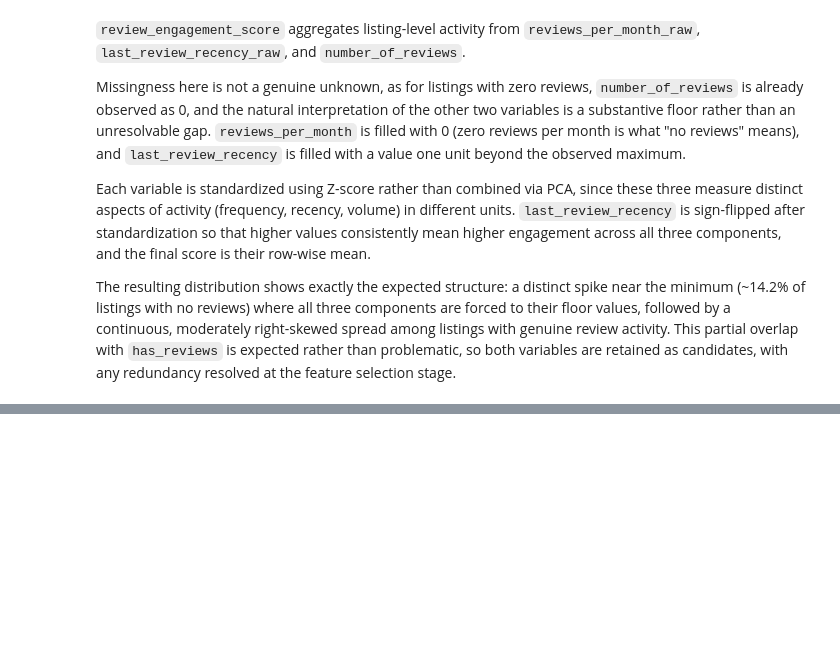
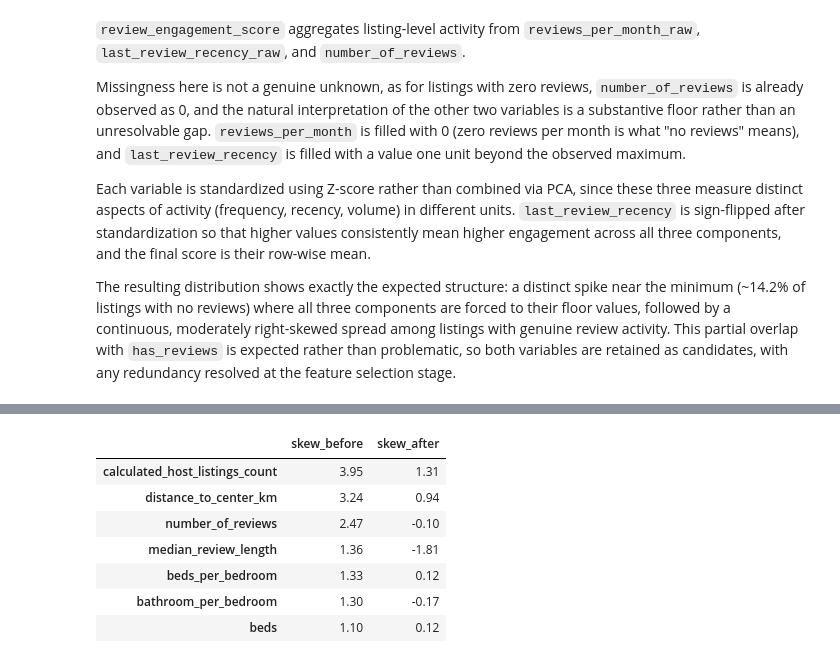
Before and after one commit to pln6/airbnb-market-segmentation-analysis, a Jupyter notebook: notebooks/02_feature_engineering.ipynb, the cells around one changed output, grey strips where cells are left out. Saved outputs shown, nothing was run; the diff lists cells and outputs as text; code cells hidden in the pictures; blank space fills up the shorter version.

```diff
--- a/notebooks/02_feature_engineering.ipynb
+++ b/notebooks/02_feature_engineering.ipynb
@@ -743,0 +787,24 @@ The resulting distribution shows exactly the expected structure: a distinct spik
+# %%
+log_transform_cols = [
+    'calculated_host_listings_count', 'distance_to_center_km', 'number_of_reviews',
+    'median_review_length', 'beds_per_bedroom', 'bathroom_per_bedroom', 'beds'
+]
+
+for col in log_transform_cols:
+    listings_clean[f'{col}_log'] = np.log1p(listings_clean[col])
+
+skew_after = pd.DataFrame({
+    'skew_before': [skew(listings_clean[col].dropna()) for col in log_transform_cols],
+    'skew_after': [skew(listings_clean[f'{col}_log'].dropna()) for col in log_transform_cols]
+}, index=log_transform_cols)
+
+display(skew_after.round(2))
+# %% [output]
+|  | skew_before | skew_after |
+| calculated_host_listings_count | 3.95 | 1.31 |
+| distance_to_center_km | 3.24 | 0.94 |
+| number_of_reviews | 2.47 | -0.10 |
+| median_review_length | 1.36 | -1.81 |
+| beds_per_bedroom | 1.33 | 0.12 |
+| bathroom_per_bedroom | 1.30 | -0.17 |
+| beds | 1.10 | 0.12 |
```
Also changed, not shown: parts of 6 cells of this notebook.
